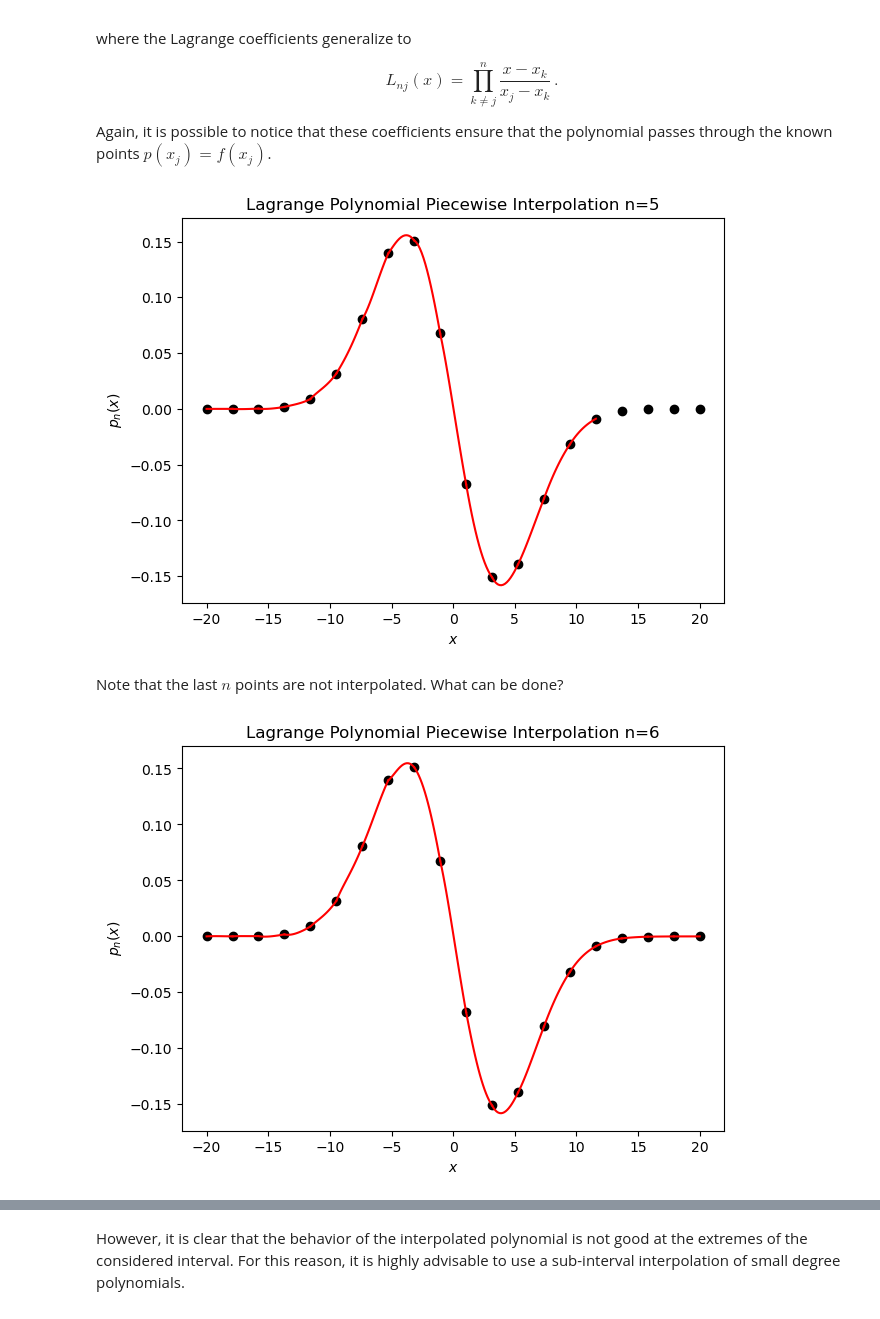
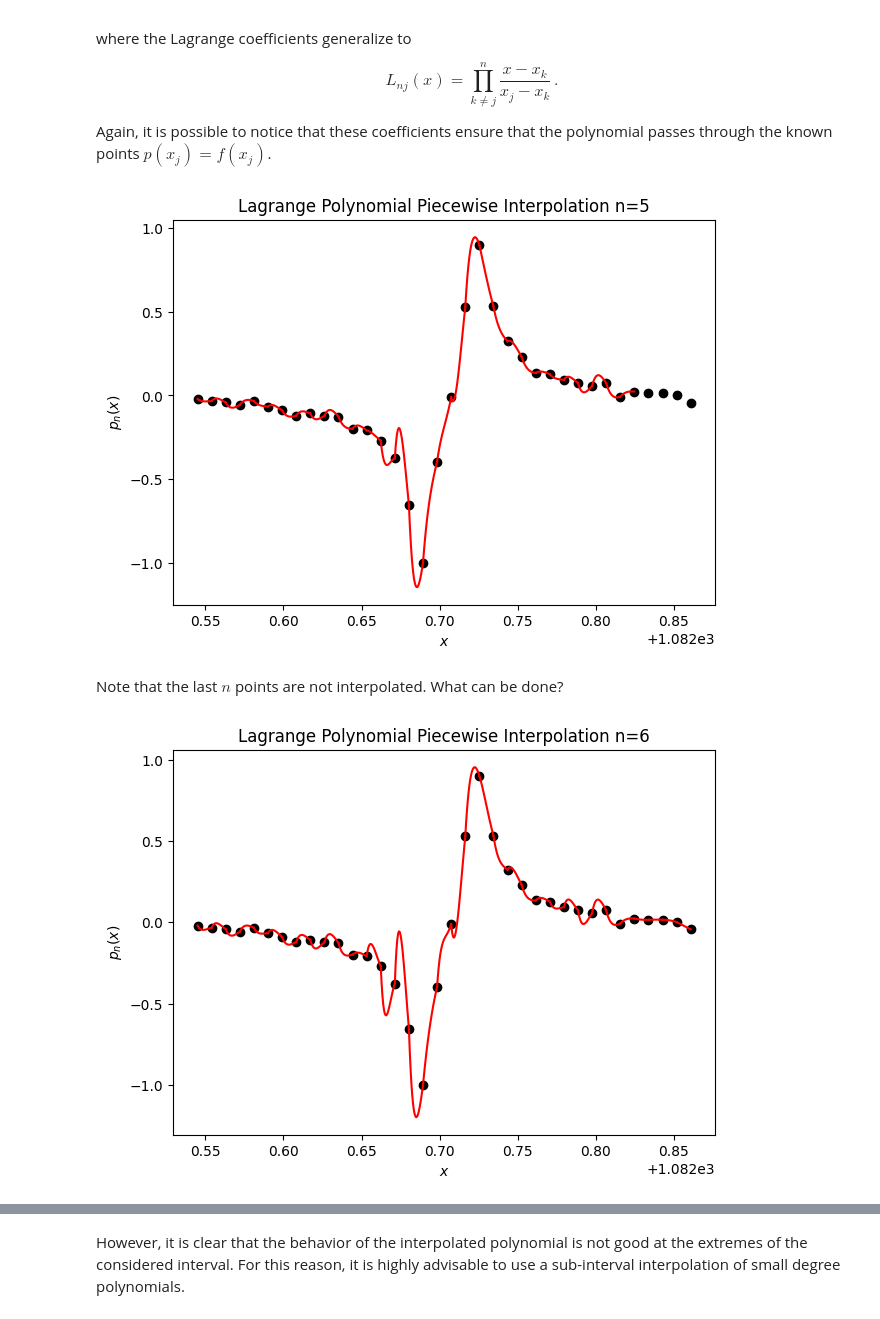
Before and after one commit to rifu-uni/comp-astrophysics-course, a Jupyter notebook: 01. Fundamental Algorithms /02. Interpolation/01. Interpolation.ipynb, the cells around one changed output, grey strips where cells are left out. Cells and saved outputs as stored; diff of their text form; code cells hidden in the pictures.

Commit message:
update interpolation data

```diff
--- a/01. Fundamental Algorithms /02. Interpolation/01. Interpolation.ipynb
+++ b/01. Fundamental Algorithms /02. Interpolation/01. Interpolation.ipynb
@@ -95,13 +95,13 @@ import matplotlib.pyplot as plt
 %matplotlib inline
 
 # Reading the data
-data = np.loadtxt('data_points.txt', comments='#', delimiter=',')
+data = np.loadtxt('test_stokes_v.txt', comments='#', delimiter=',')
 x = data[:,0]
 f = data[:,1]
 
 plt.figure()
 plt.scatter(x,f)
-plt.xlabel(r'$x$')
-plt.ylabel(r'$f(x)$')
+plt.xlabel(r'$x$ [wavelength (nm)]')
+plt.ylabel(r'$f(x)$ [Stokes v]')
 plt.show()
 # %% [output]
@@ -158,7 +158,7 @@ import numpy as np
 import matplotlib.pyplot as plt
 
 # Reading the data
-data = np.loadtxt('data_points.txt', comments='#', delimiter=',')
+data = np.loadtxt('test_stokes_v.txt', comments='#', delimiter=',')
 x = data[:,0]
 f = data[:,1]
 
@@ -287,7 +287,7 @@ import matplotlib.pyplot as plt
 import sys
 
 # Reading the data
-data = np.loadtxt('data_points.txt', comments='#', delimiter=',')
+data = np.loadtxt('test_stokes_v.txt', comments='#', delimiter=',')
 x = data[:,0]
 f = data[:,1]
 
@@ -319,7 +319,7 @@ plt.xlabel(r'$x$')
 plt.ylabel(r'$p_n(x)$')
 plt.show()
 # %% [output]
-[figure, old version]
+[figure, new version]
 # %% [markdown]
 Note that the last $n$ points are not interpolated. What can be done?
 # %%
@@ -329,7 +329,7 @@ import matplotlib.pyplot as plt
 import sys
 
 # Reading the data
-data = np.loadtxt('data_points.txt', comments='#', delimiter=',')
+data = np.loadtxt('test_stokes_v.txt', comments='#', delimiter=',')
 x = data[:,0]
 f = data[:,1]
 
@@ -347,34 +347,34 @@ if n>=N:
 
 plt.figure(figsize=(7,5))
 plt.title(f'Lagrange Polynomial Piecewise Interpolation n={n:.0f}')
 plt.scatter(x, f, color='black')
 
 # Piecewise Interpolation Loop
 for i in range(N-n):
     xi = x[i:i+n+1]
     fi = f[i:i+n+1]
     x_interval = np.linspace(x[i],x[i+1],3*n)
     y_interval = p(x_interval,xi,fi)
     plt.plot(x_interval, y_interval,'r')
 
 # Piecewise Interpolation for the final N-n points,
 # using a lower degree polynomial
 while n>1:
     m = n-1
     for i in range(N-n,N-m):
         xi = x[i:i+m+1]
         fi = f[i:i+m+1]
         x_interval = np.linspace(x[i],x[i+1],3*m)
         y_interval = p(x_interval,xi,fi)
         plt.plot(x_interval, y_interval,'r')
     n=n-1
 
 
 plt.xlabel(r'$x$')
 plt.ylabel(r'$p_n(x)$')
 plt.show()
 # %% [output]
-[figure, old version]
+[figure, new version]
 # %% [markdown]
 ### Runge's phenomenon
 
```
Also changed, not shown: parts of 7 cells of this notebook, 3 other files.
